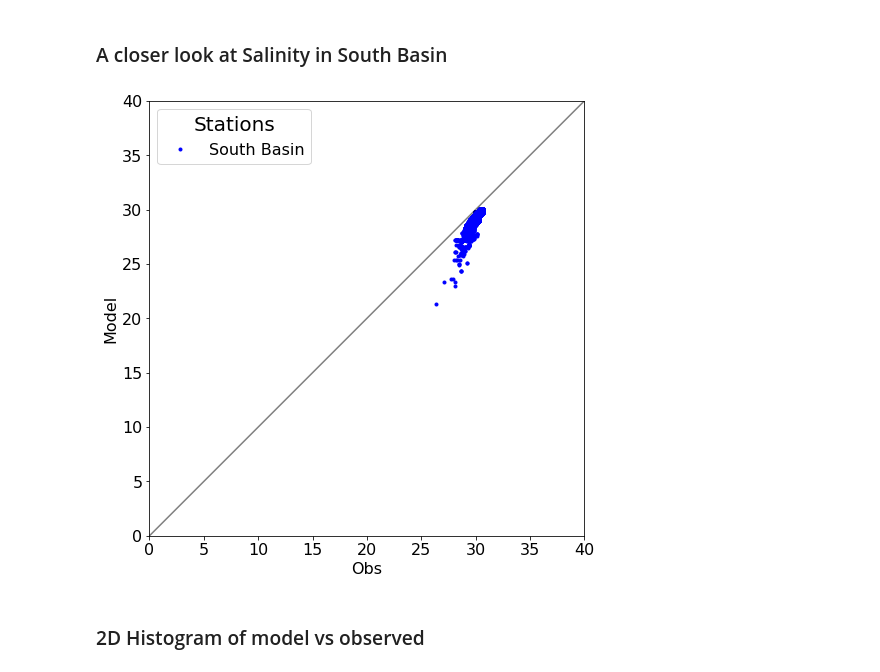
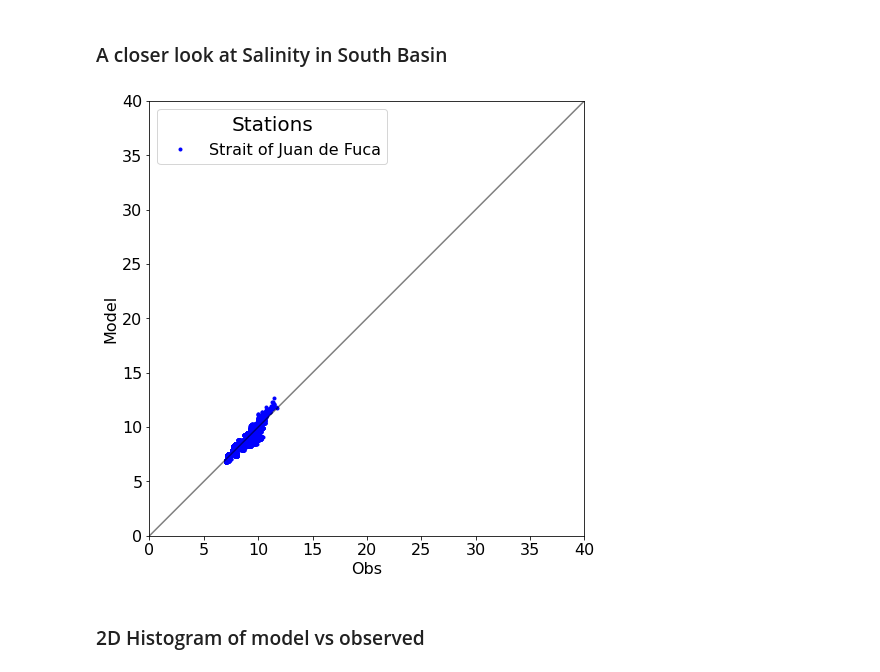
Before and after one commit to SalishSeaCast/analysis-keegan, a Jupyter notebook: notebooks/Evaluations/Individual_year_CTD_evaluations/2009_Puget_CTD_Evaluation.ipynb, the cells around one changed output. Cells and saved outputs as stored; diff of their text form; code cells hidden in the pictures.

```diff
--- a/notebooks/Evaluations/Individual_year_CTD_evaluations/2009_Puget_CTD_Evaluation.ipynb
+++ b/notebooks/Evaluations/Individual_year_CTD_evaluations/2009_Puget_CTD_Evaluation.ipynb
@@ -206,23 +206,24 @@ ax[1].set_title('S$_A$ (g kg$^{-1}$) By Region');
 ### A closer look at Salinity in South Basin
 # %%
 # Look at the salinity and divide up by depth.
+basin=data_CTD.Basin.unique()[6]
 lims=(0,40)
 ps=[]
 fig, ax=plt.subplots(1,1,figsize=(12,8))
-ax.plot(datreg_CTD['South Basin']['Lon'], datreg_CTD['South Basin']['Lat'],'.',
-            color = colors[ind], label='South Basin')
-ps0=et.varvarPlot(ax,datreg_CTD['South Basin'],obsvar,modvar,
-             cols=(colors[0],),lname='South Basin')
+ax.plot(datreg_CTD[basin]['Lon'], datreg_CTD[basin]['Lat'],'.',
+            color = colors[ind], label=basin)
+ps0=et.varvarPlot(ax,datreg_CTD[basin],obsvar,modvar,
+             cols=(colors[0],),lname=basin)
 ps.append(ps0)
 l=ax.legend(title='Stations',title_fontsize=20,handles=[ip[0][0] for ip in ps])
 ax.set_xlabel('Obs')
 ax.set_ylabel('Model')
 ax.plot(lims,lims,'k-',alpha=.5)
 ax.set_xlim(lims)
 ax.set_ylim(lims)
 ax.set_aspect(1)
 # %% [output]
-[figure, old version]
+[figure, new version]
 # %% [markdown]
 ### 2D Histogram of model vs observed
 # %%
```
Also changed, not shown: parts of 1 cell of this notebook, 5 other files.
